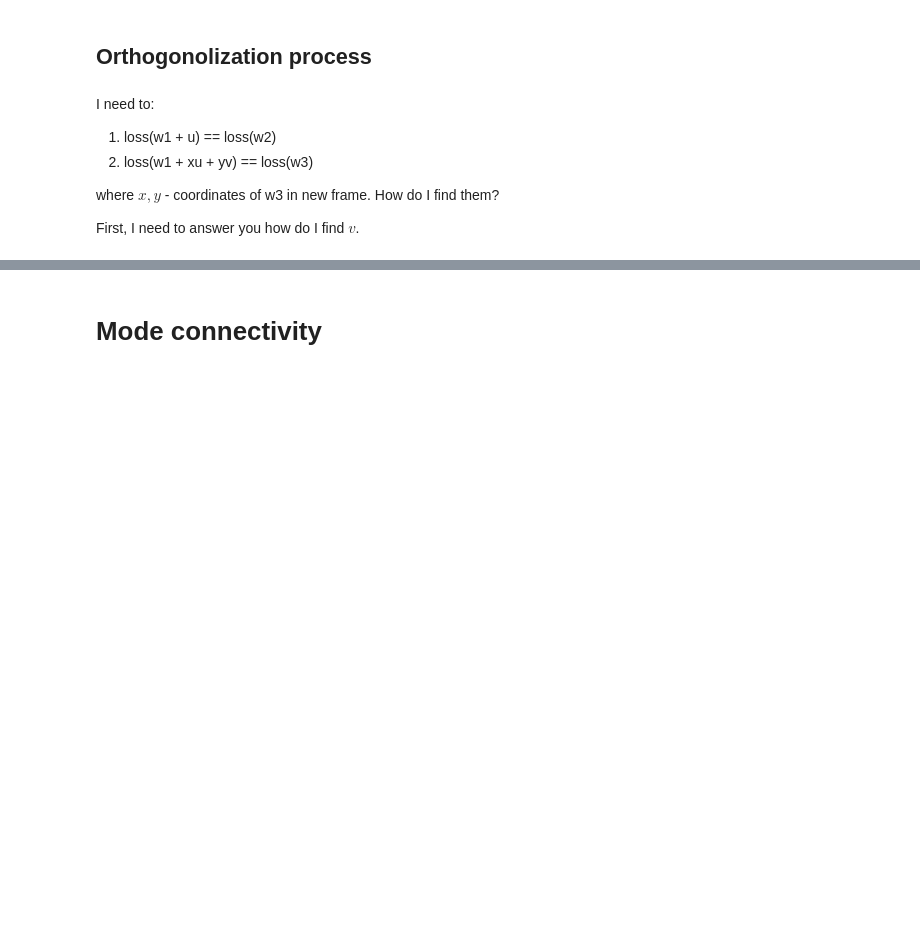
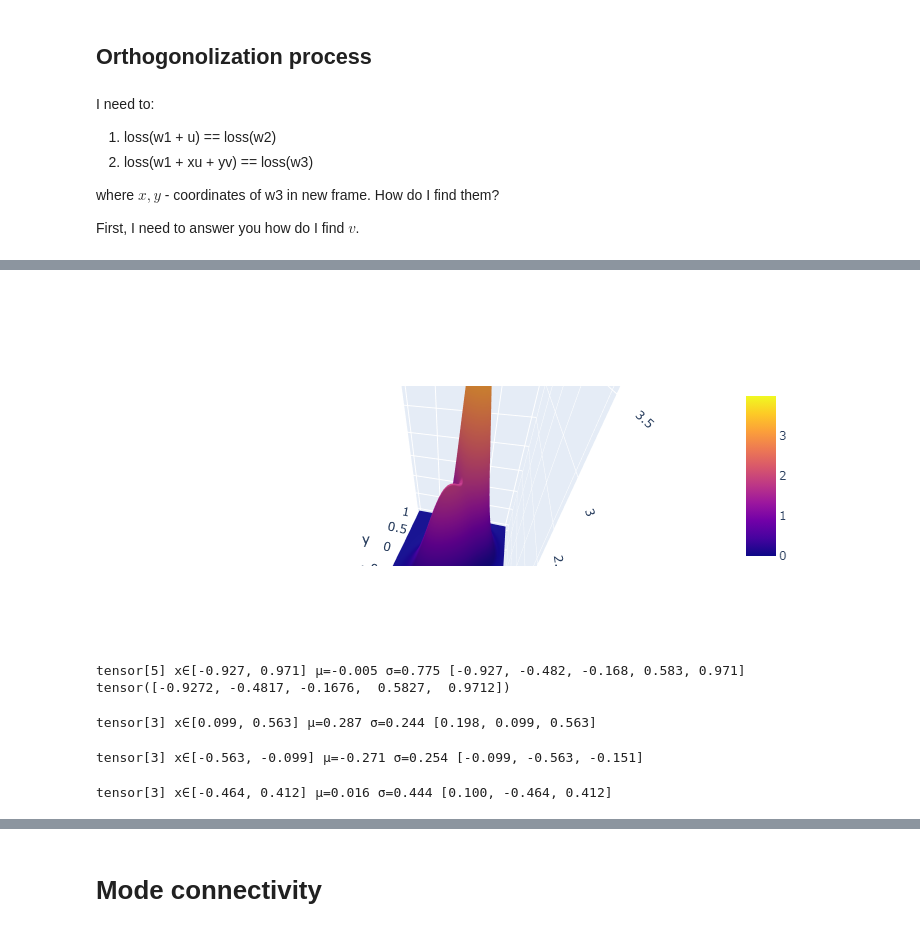
Before and after one commit to kilianovski/my-neural-fields, a Jupyter notebook: notebooks/uber/02_cnn_mode_connectivity.ipynb, the cells around one changed output, grey strips where cells are left out. Cells and saved outputs as stored; diff of their text form; code cells hidden in the pictures; blank space fills up the shorter version.

```diff
--- a/notebooks/uber/02_cnn_mode_connectivity.ipynb
+++ b/notebooks/uber/02_cnn_mode_connectivity.ipynb
@@ -518,0 +418,37 @@ assert torch.allclose ( evaluate_loss(w1 + x3*normal_u + y3*normal_v), evaluate_
+# %%
+import numpy as np
+import plotly.graph_objects as go
+
+# Define the parameters of the two 2D Gaussian distributions
+mu1 = np.array([0, 0])
+sigma1 = np.array([[1, 0.5], [0.5, 1]])*0.1
+
+mu2 = np.array([.2, 0.6])
+sigma2 = np.array([[1, -0.5], [-0.5, 1]])*0.05
+
+# Generate a grid of points in the parameter space
+x = np.linspace(-1, 1, 100)
+y = np.linspace(-1, 1, 100)
+X, Y = np.meshgrid(x, y)
+
+# Evaluate the density function of the two 2D Gaussian distributions at each point in the grid
+pos = np.empty(X.shape + (2,))
+pos[:, :, 0] = X
+pos[:, :, 1] = Y
+Z1 = np.exp(-0.5 * np.sum((pos - mu1) @ np.linalg.inv(sigma1) * (pos - mu1), axis=2)) / (2 * np.pi * np.sqrt(np.linalg.det(sigma1)))
+Z2 = np.exp(-0.5 * np.sum((pos - mu2) @ np.linalg.inv(sigma2) * (pos - mu2), axis=2)) / (2 * np.pi * np.sqrt(np.linalg.det(sigma2)))
+
+# Create a surface plot of the combined density function
+fig = go.Figure(data=[go.Surface(x=x, y=y, z=Z1 + Z2)])
+fig.show()
+# %% [output]
+[figure, added]
+# %%
+x1 = 0.1
+
+xs = torch.linspace(-1, 1, 5)
+xs = xs - 0.2*torch.randn_like(xs)
+xs.v
+# %% [output]
+tensor[5] x∈[-0.927, 0.971] μ=-0.005 σ=0.775 [-0.927, -0.482, -0.168, 0.583, 0.971]
+tensor([-0.9272, -0.4817, -0.1676,  0.5827,  0.9712])
@@ -518,0 +457,15 @@ assert torch.allclose ( evaluate_loss(w1 + x3*normal_u + y3*normal_v), evaluate_
+# %%
+to_right = (xs[1:-1] - xs[:-2]).square()
+to_right
+# %% [output]
+tensor[3] x∈[0.099, 0.563] μ=0.287 σ=0.244 [0.198, 0.099, 0.563]
+# %%
+to_left = -(xs[1:-1] - xs[2:]).square()
+to_left
+# %% [output]
+tensor[3] x∈[-0.563, -0.099] μ=-0.271 σ=0.254 [-0.099, -0.563, -0.151]
+# %%
+force = to_left + to_right
+force
+# %% [output]
+tensor[3] x∈[-0.464, 0.412] μ=0.016 σ=0.444 [0.100, -0.464, 0.412]
```
Also changed, not shown: parts of 52 cells of this notebook, 6 other files.
